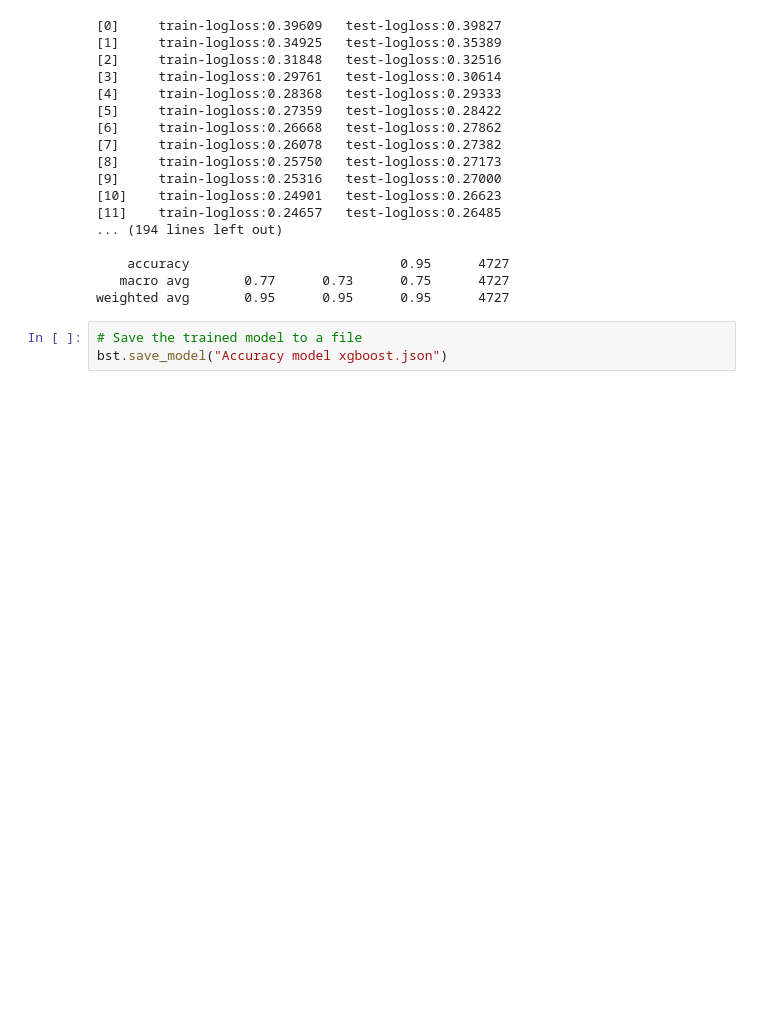
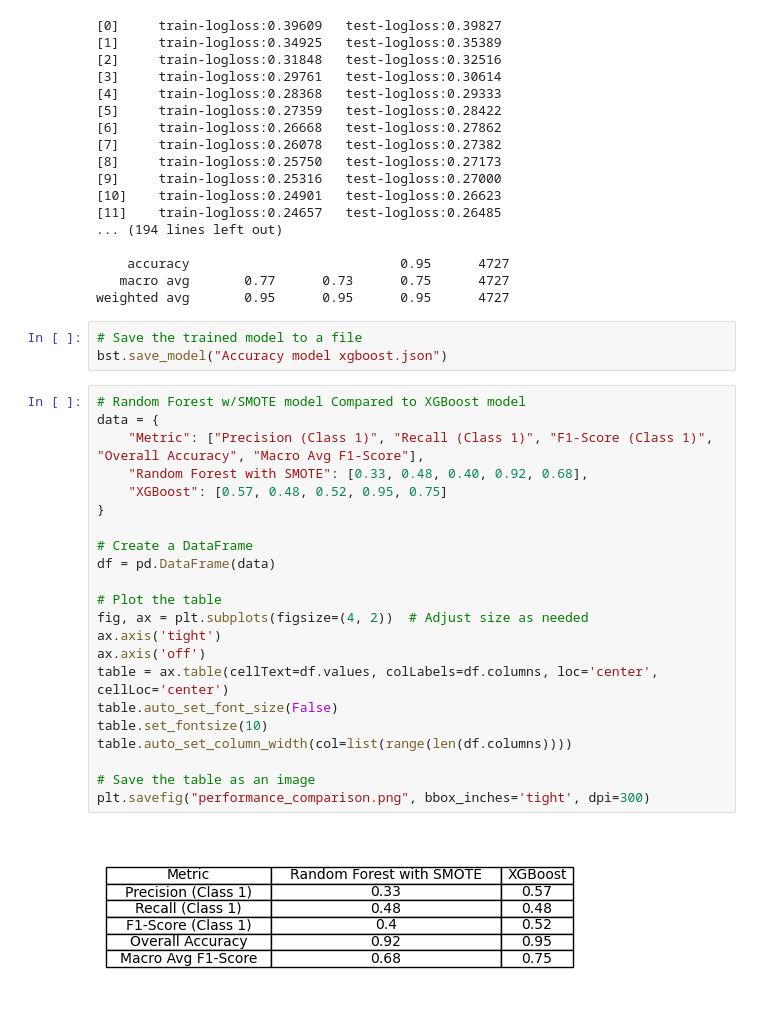
Before and after one commit to aferrodelgado/Project-4, a Jupyter notebook: Accuracy model XGBoost.ipynb, the cells around one changed output. Saved outputs shown, nothing was run; the diff lists cells and outputs as text; blank space fills up the shorter version.

Commit message:
updated Accuracy model XGBoost with visualizations

```diff
--- a/Accuracy model XGBoost.ipynb
+++ b/Accuracy model XGBoost.ipynb
@@ -294,3 +294,27 @@ weighted avg       0.95      0.95      0.95      4727
 # %%
 # Save the trained model to a file
 bst.save_model("Accuracy model xgboost.json")
+# %%
+# Random Forest w/SMOTE model Compared to XGBoost model
+data = {
+    "Metric": ["Precision (Class 1)", "Recall (Class 1)", "F1-Score (Class 1)", "Overall Accuracy", "Macro Avg F1-Score"],
+    "Random Forest with SMOTE": [0.33, 0.48, 0.40, 0.92, 0.68],
+    "XGBoost": [0.57, 0.48, 0.52, 0.95, 0.75]
+}
+
+# Create a DataFrame
+df = pd.DataFrame(data)
+
+# Plot the table
+fig, ax = plt.subplots(figsize=(4, 2))  # Adjust size as needed
+ax.axis('tight')
+ax.axis('off')
+table = ax.table(cellText=df.values, colLabels=df.columns, loc='center', cellLoc='center')
+table.auto_set_font_size(False)
+table.set_fontsize(10)
+table.auto_set_column_width(col=list(range(len(df.columns))))
+
+# Save the table as an image
+plt.savefig("performance_comparison.png", bbox_inches='tight', dpi=300)
+# %% [output]
+[figure, added]
```
Also changed, not shown: parts of 5 cells of this notebook, 1 other file.
